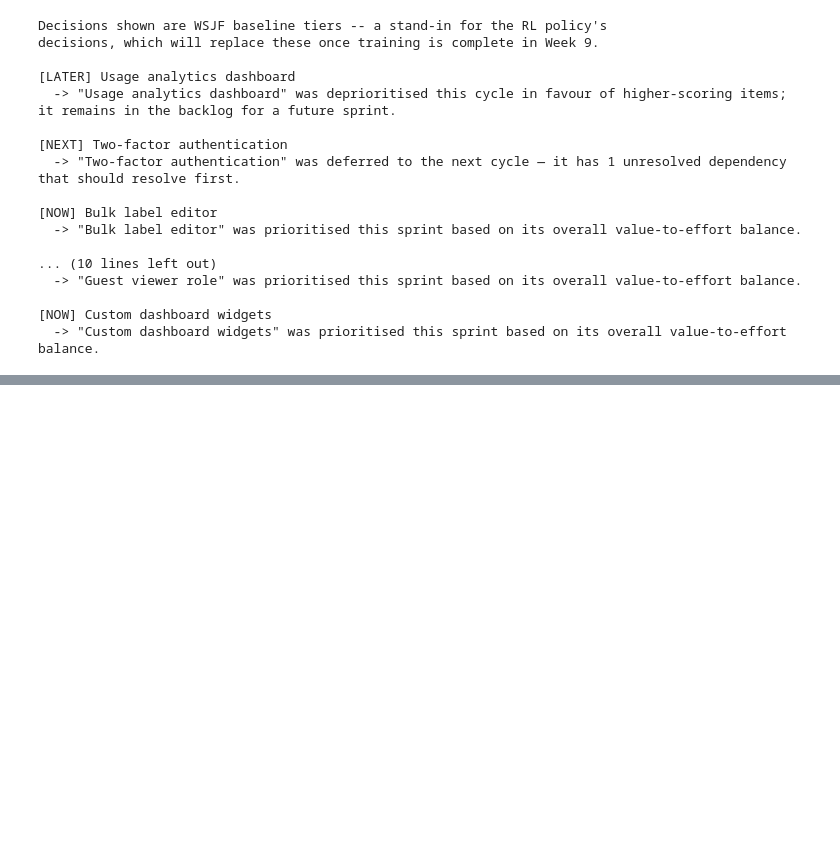
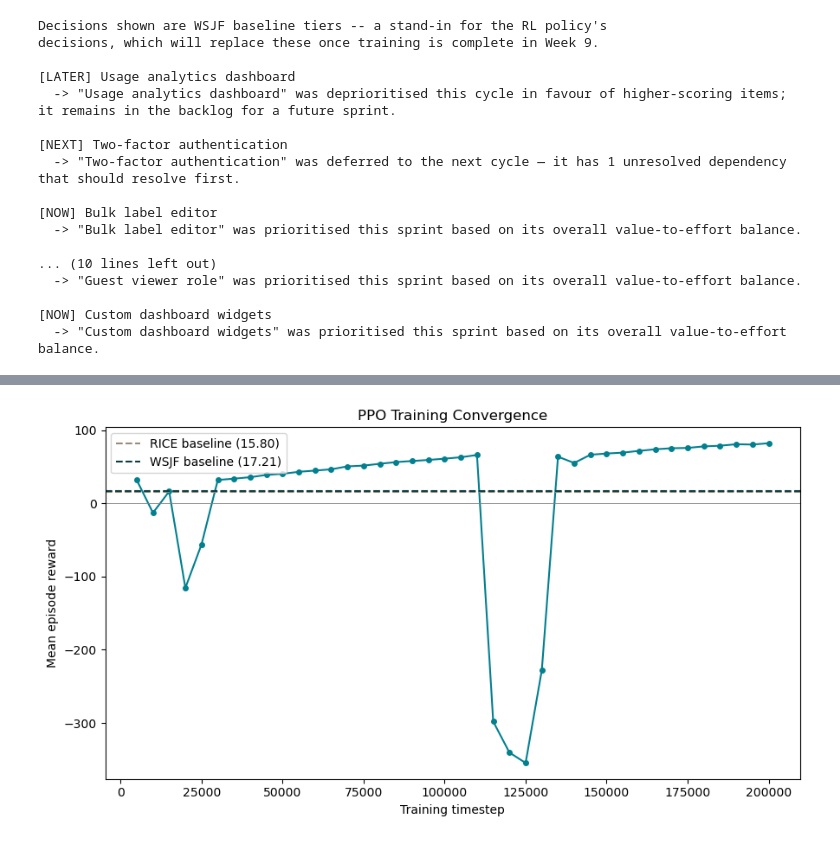
Before and after one commit to arjun3334/mr603-backlog-rl-thesis, a Jupyter notebook: Week8_Local_Run.ipynb, the cells around one changed output, grey strips where cells are left out. Cells and saved outputs as stored; diff of their text form; code cells hidden in the pictures; blank space fills up the shorter version.

Commit message:
Week 9: trained flat PPO policy (200,000 timesteps); extended comparison vs RICE/WSJF

```diff
--- a/Week8_Local_Run.ipynb
+++ b/Week8_Local_Run.ipynb
@@ -280,0 +338,21 @@ These are now genuinely **yours** — run on your own machine, from your own Jup
+# %%
+%matplotlib inline
+import matplotlib.pyplot as plt
+
+log = np.load("convergence_log.npy")
+timesteps, rewards = log[:, 0], log[:, 1]
+
+fig, ax = plt.subplots(figsize=(9, 5))
+ax.plot(timesteps, rewards, color="#028090", marker="o", markersize=4)
+ax.axhline(15.80, color="#9A8C7A", linestyle="--", label="RICE baseline (15.80)")
+ax.axhline(17.21, color="#0B3D42", linestyle="--", label="WSJF baseline (17.21)")
+ax.axhline(0, color="grey", linewidth=0.6)
+ax.set_xlabel("Training timestep")
+ax.set_ylabel("Mean episode reward")
+ax.set_title("PPO Training Convergence")
+ax.legend()
+plt.tight_layout()
+plt.savefig("convergence_plot.png", dpi=150)
+plt.show()
+# %% [output]
+[figure, added]
```
Also changed, not shown: parts of 16 cells of this notebook, 5 other files.
